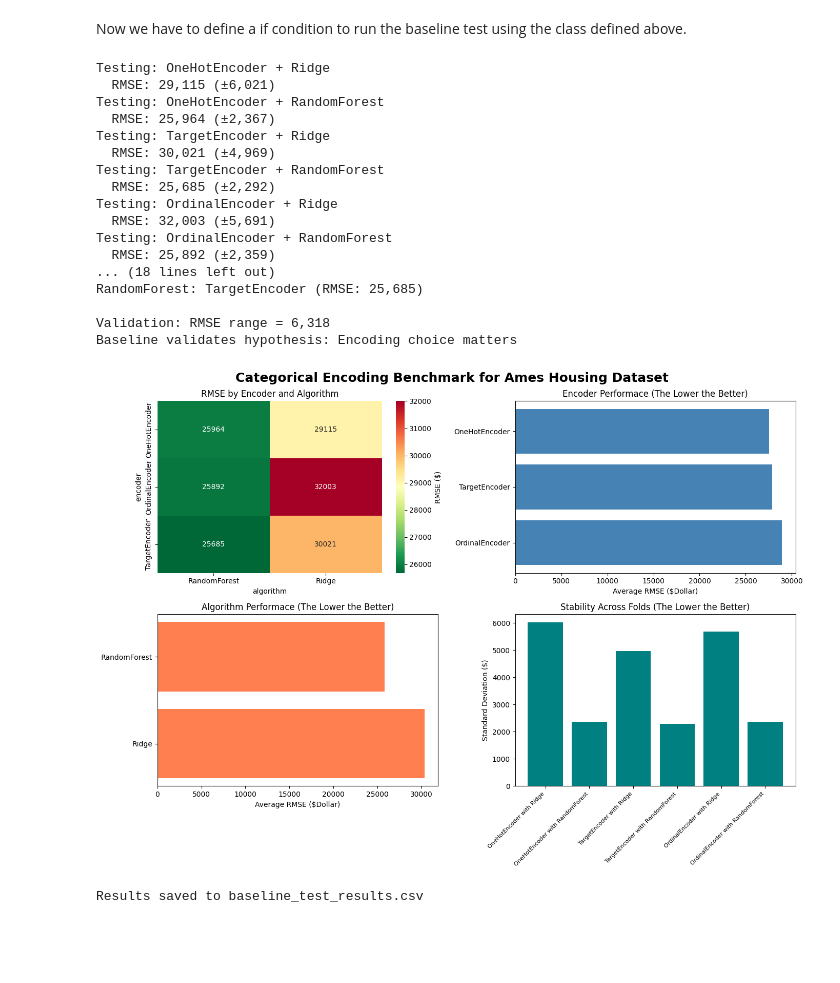
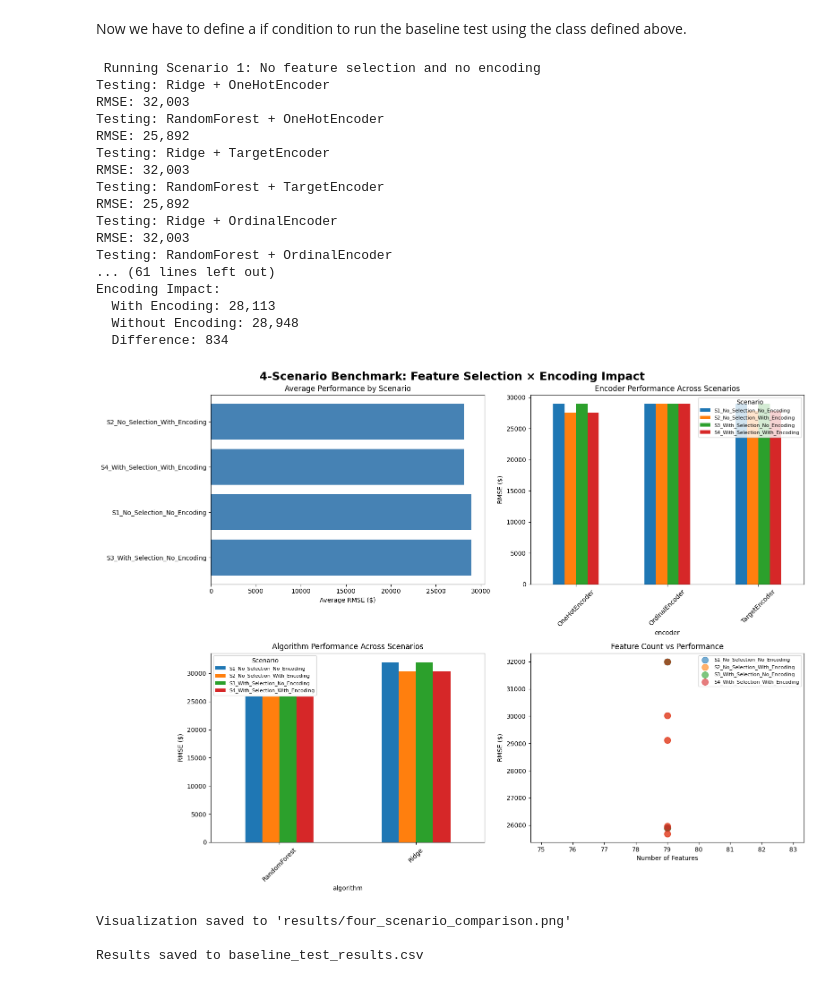
Before and after one commit to Arashjamehbozorg/bachelor-thesis-categorical-encoding-benchmark, a Jupyter notebook: notebooks/01_baseline_encoding_benchmark.ipynb, the cells around one changed output. Saved outputs shown, nothing was run; the diff lists cells and outputs as text; code cells hidden in the pictures; blank space fills up the shorter version.

Commit message:
added 4 scenarios for the analysis and also addded variance threshold in order to remove irrelevant features (has to be changed,due to not removing feautures)

```diff
--- a/notebooks/01_baseline_encoding_benchmark.ipynb
+++ b/notebooks/01_baseline_encoding_benchmark.ipynb
@@ -235,40 +343,42 @@ Now we have to define a if condition to run the baseline test using the class de
 # %%
 # ## Run Baseline Test
 
 if X is not None:
     # Initialize and run baseline
     baseline = EncodingBenchmark(random_state=42)
 
     # Run the test
-    results = baseline.run_baseline_test(X, y, cat_columns, num_columns)
+    results = baseline.run_scenarios(X, y, cat_columns, num_columns)
 
     # Analyze results
-    analysis = baseline.analyse_results(results)
+    analysis = baseline.analyze_results(results)
 
     # visualize results
     baseline.visualize_results(results)
 
 
     # Save results
     results.to_csv('../results/baseline_test_results.csv', index=False)
     print(f"\nResults saved to baseline_test_results.csv")
 # %% [output]
-Testing: OneHotEncoder + Ridge
-  RMSE: 29,115 (±6,021)
-Testing: OneHotEncoder + RandomForest
-  RMSE: 25,964 (±2,367)
-Testing: TargetEncoder + Ridge
-  RMSE: 30,021 (±4,969)
-Testing: TargetEncoder + RandomForest
-  RMSE: 25,685 (±2,292)
-Testing: OrdinalEncoder + Ridge
-  RMSE: 32,003 (±5,691)
-Testing: OrdinalEncoder + RandomForest
-  RMSE: 25,892 (±2,359)
-... (18 lines left out)
-RandomForest: TargetEncoder (RMSE: 25,685)
-
-Validation: RMSE range = 6,318
-Baseline validates hypothesis: Encoding choice matters
+ Running Scenario 1: No feature selection and no encoding
+Testing: Ridge + OneHotEncoder
+RMSE: 32,003
+Testing: RandomForest + OneHotEncoder
+RMSE: 25,892
+Testing: Ridge + TargetEncoder
+RMSE: 32,003
+Testing: RandomForest + TargetEncoder
+RMSE: 25,892
+Testing: Ridge + OrdinalEncoder
+RMSE: 32,003
+Testing: RandomForest + OrdinalEncoder
+... (61 lines left out)
+Encoding Impact:
+  With Encoding: 28,113
+  Without Encoding: 28,948
+  Difference: 834
-[figure, old version]
+[figure, new version]
+Visualization saved to 'results/four_scenario_comparison.png'
+
 Results saved to baseline_test_results.csv
```
Also changed, not shown: parts of 3 cells of this notebook, 2 other files.
